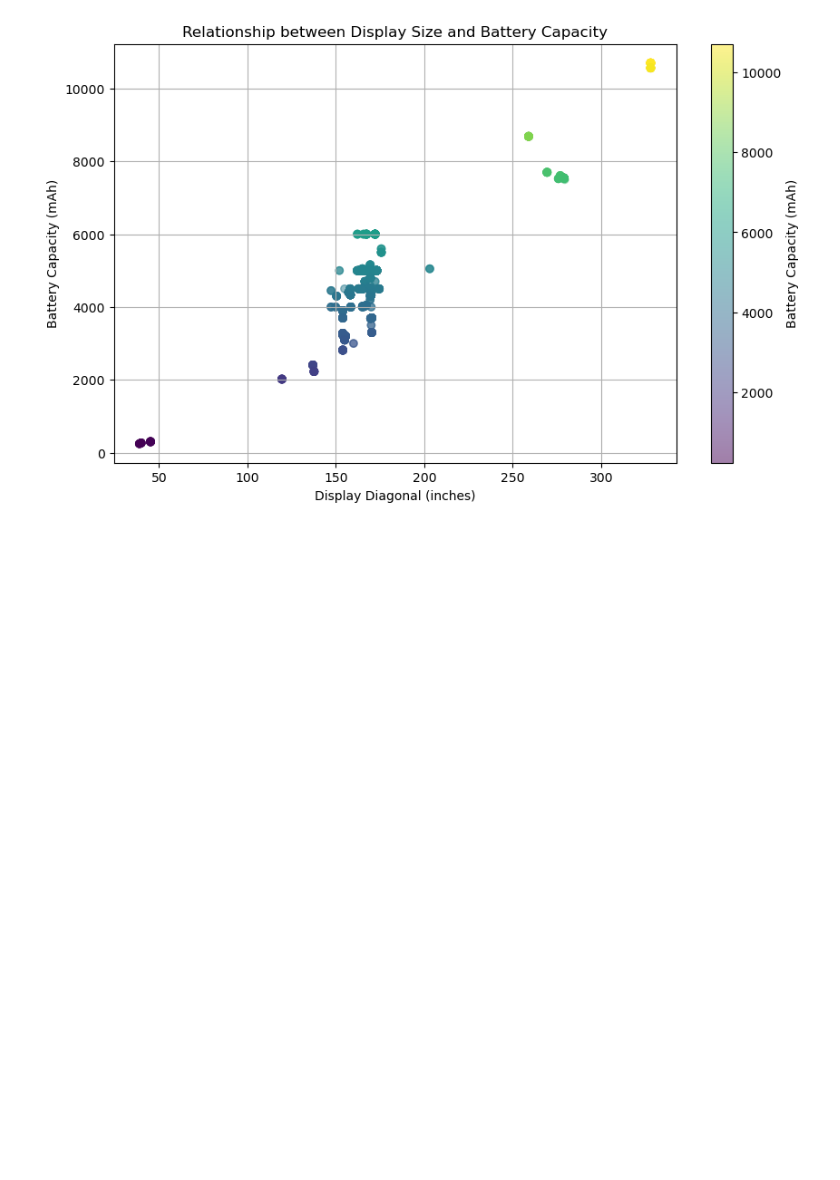
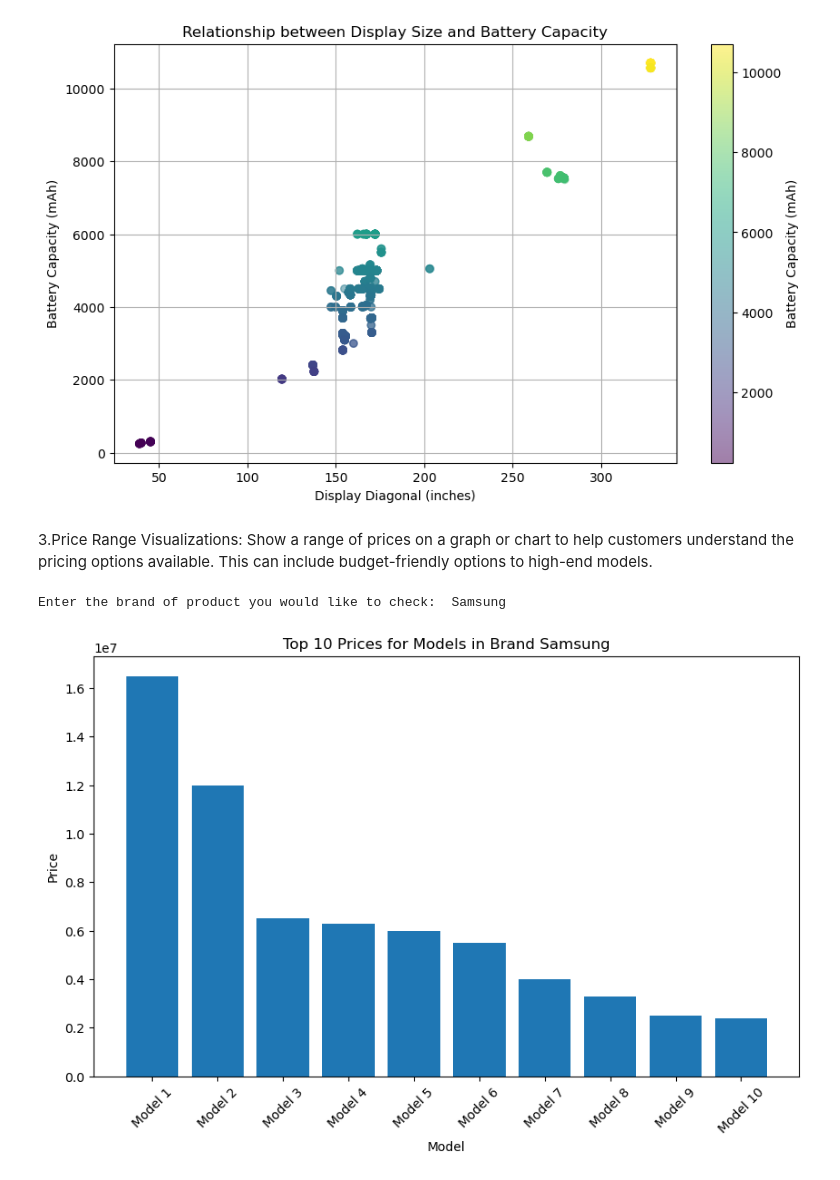
Before and after one commit to Debbydawn/PhoneDB_website, a Jupyter notebook: Question_3.ipynb, the cells around one changed output. Cells and saved outputs as stored; diff of their text form; code cells hidden in the pictures; blank space fills up the shorter version.

Commit message:
model price and average ppr charts

```diff
--- a/Question_3.ipynb
+++ b/Question_3.ipynb
@@ -181,0 +207,31 @@ vis_brand()
+# %% [markdown]
+3.Price Range Visualizations: Show a range of prices on a graph or chart to help customers understand the pricing options available. This can include budget-friendly options to high-end models.
+# %%
+df = loaded_data_pd
+
+# Get user input for the brand name
+brand_name = input("Enter the brand of product you would like to check: ")
+
+# Filter data for the specified brand
+selected_brand = df[df['brand'] == brand_name]
+
+# Sort the data by price in descending order and get the top N models
+top_n = 10
+top_prices = selected_brand.sort_values(by='price', ascending=False).head(top_n)
+
+# Abbreviate model names for better readability
+abbreviated_models = [f"Model {i}" for i in range(1, top_n + 1)]
+
+# Create a bar chart to visualize the top N prices for the selected brand with abbreviated model names
+plt.figure(figsize=(10, 6))
+plt.bar(abbreviated_models, top_prices['price'])
+plt.xlabel('Model')
+plt.ylabel('Price')
+plt.title(f'Top {top_n} Prices for Models in Brand {brand_name}')
+plt.xticks(rotation=45)
+
+# Show the chart
+plt.show()
+# %% [output]
+Enter the brand of product you would like to check:  Samsung
+[figure, added]
```
Also changed, not shown: parts of 2 cells of this notebook.
